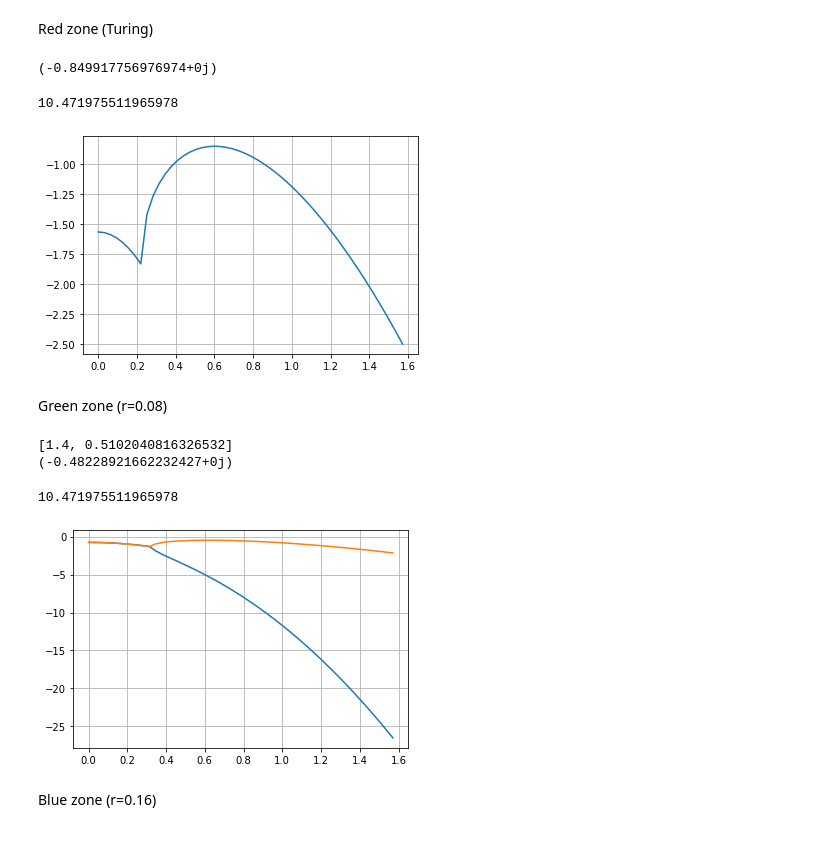
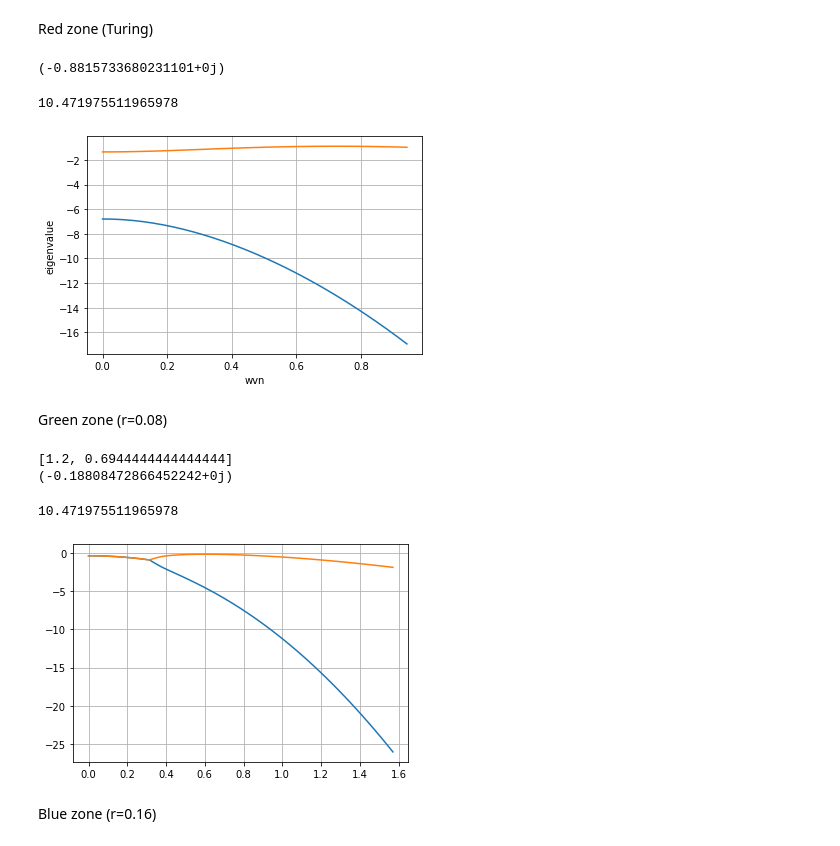
Before and after one commit to martinaoliver/TuringGrowthAtlas, a Jupyter notebook: OriginalCode/LinearStabilityAnalysis/madz_LinearStabilityAnalysis.ipynb, the cells around one changed output. Cells and saved outputs as stored; diff of their text form; code cells hidden in the pictures.

```diff
--- a/OriginalCode/LinearStabilityAnalysis/madz_LinearStabilityAnalysis.ipynb
+++ b/OriginalCode/LinearStabilityAnalysis/madz_LinearStabilityAnalysis.ipynb
@@ -31,8 +31,8 @@ This method has been explained in the previous notebook found in the OriginalCod
 
 The steady states obtained are  [1.1, 0.9091]
 # %%
-a = 0.9
-b =1
+a = 0
+b =1.1
 Ustar = [a+b, b/(a+b)**2]
 print('Steady state')
 print(Ustar)
@@ -94,24 +94,27 @@ def calculate_dispersion(jac,x, top_dispersion,n_species=2):
 # %% [markdown]
 Red zone (Turing)
 # %%
-a = 0.8
-b =1
+a = 0.02
+b =3
 Ustar = [a+b, b/(a+b)**2]
-top_dispersion = 50
+top_dispersion = 30
 eigenvalues = calculate_dispersion(jacobian_madz, Ustar, top_dispersion)
-plt.plot( np.array(list(range(0,top_dispersion+1)))*np.pi/100, eigenvalues[:,1])
+plt.plot( np.array(list(range(0,top_dispersion+1)))*np.pi/100, eigenvalues)
 plt.grid()
+plt.ylabel('eigenvalue')
+plt.xlabel('wvn')
+
 print(np.amax(eigenvalues))
 wavelenght = 2*np.pi/0.6
 wavelenght
 # %% [output]
-(-0.849917756976974+0j)
+(-0.8815733680231101+0j)
 10.471975511965978
-[figure, old version]
+[figure, new version]
 # %% [markdown]
 Green zone (r=0.08)
 # %%
-a = 0.4
+a = 0.2
 b =1
 Ustar = [a+b, b/(a+b)**2]
 print(Ustar)
@@ -123,10 +126,10 @@ print(np.amax(eigenvalues))
 wavelenght = 2*np.pi/0.6
 wavelenght
 # %% [output]
-[1.4, 0.5102040816326532]
-(-0.48228921662232427+0j)
+[1.2, 0.6944444444444444]
+(-0.18808472866452242+0j)
 10.471975511965978
-[figure, old version]
+[figure, new version]
 # %% [markdown]
 Blue zone (r=0.16)
 # %%
```
Also changed, not shown: parts of 1 cell of this notebook.
